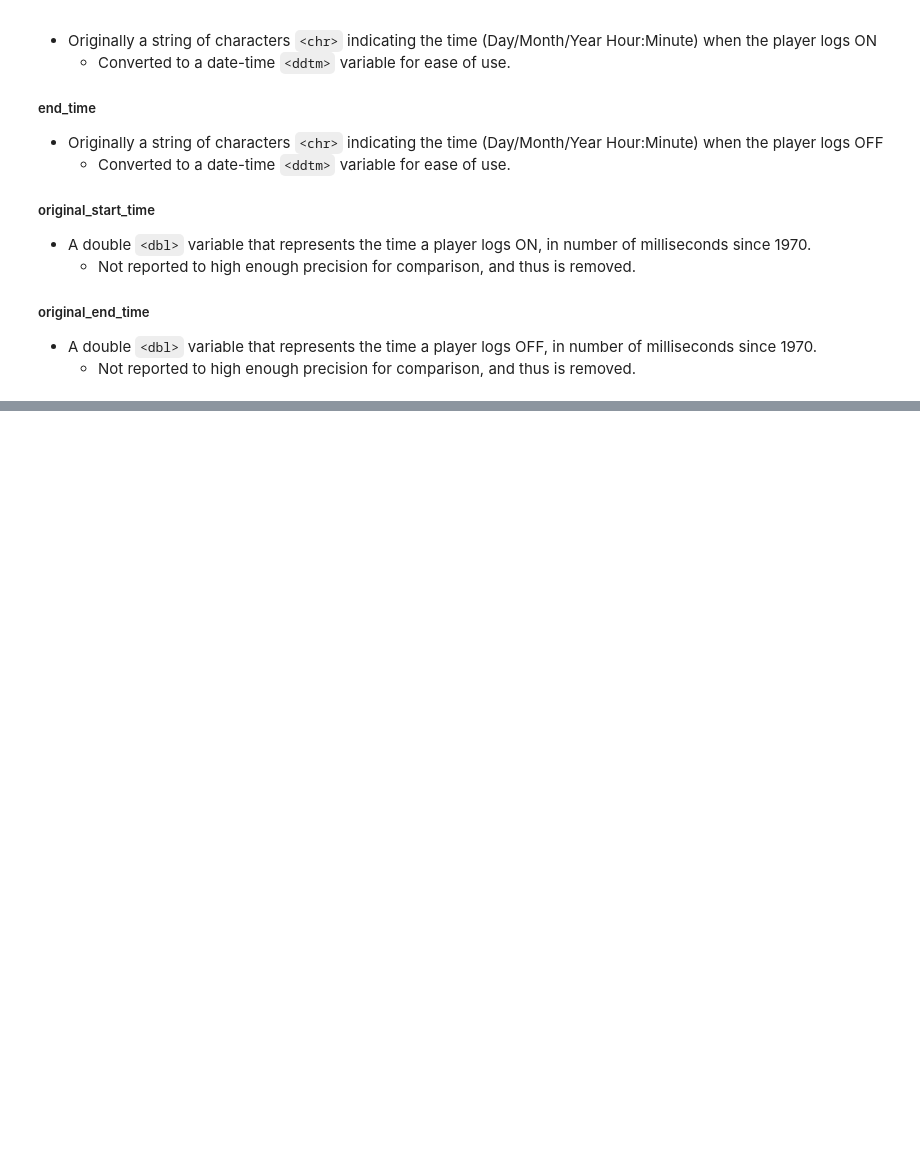
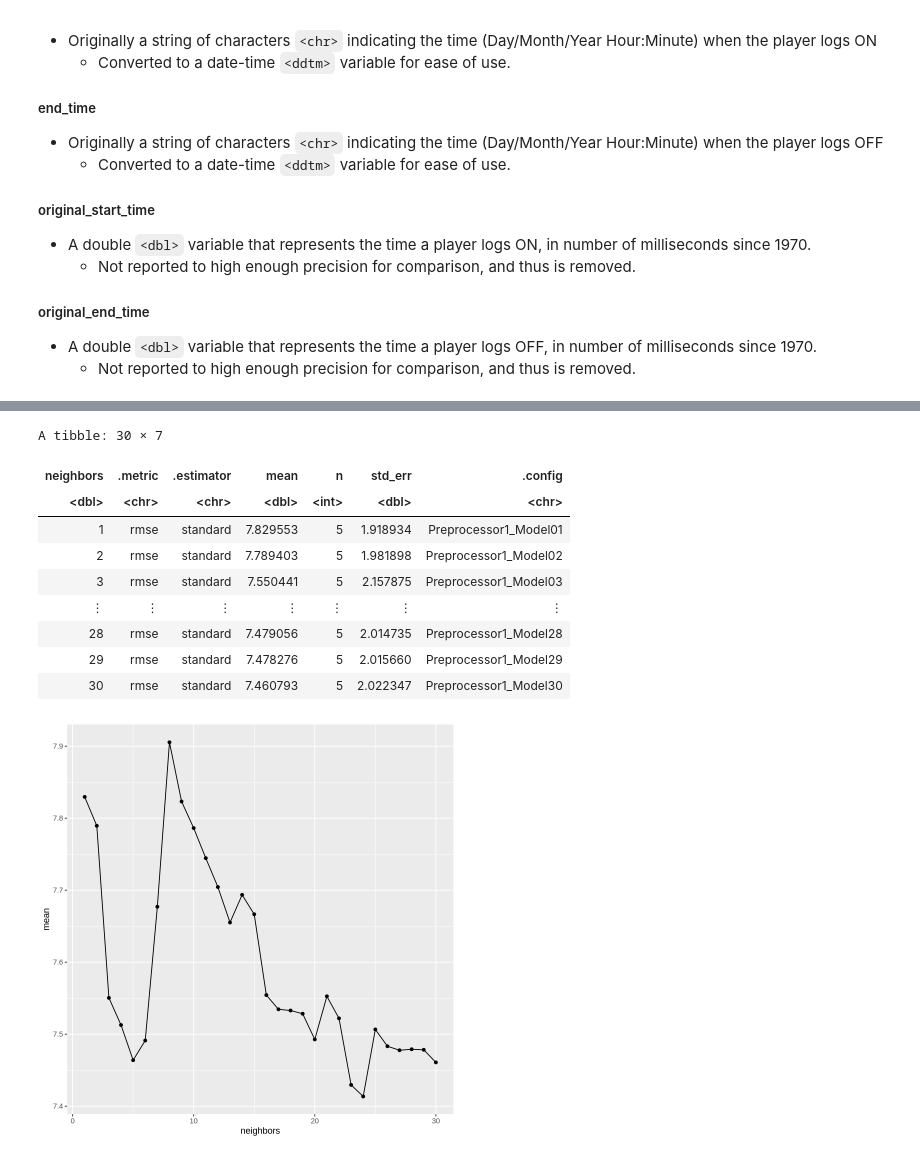
Before and after one commit to Seanrsl19/dsci-100-s006-g35, a Jupyter notebook: project_final.ipynb, the cells around one changed output, grey strips where cells are left out. Saved outputs shown, nothing was run; the diff lists cells and outputs as text; code cells hidden in the pictures; blank space fills up the shorter version.

```diff
--- a/project_final.ipynb
+++ b/project_final.ipynb
@@ -62,0 +173,23 @@ A catalogue of all 1535 instances where a player logs into the server with the f
+# %%
+# use knn regression as a linear relationship is not present within the data
+
+players_split <- initial_split(tidy_players, prop = 0.75, strata = played_hours)
+players_train <- training(players_split)
+players_test <- testing(players_split)
+
+knn_recipe <- recipe(played_hours ~ Age, data = tidy_players) |>
+    step_impute_mean(all_numeric_predictors()) |>
+    step_scale(all_predictors()) |>
+    step_center(all_predictors())
+
+knn_spec <- nearest_neighbor(weight_func = "rectangular", neighbors = tune()) |>
+    set_engine("kknn") |>
+    set_mode("regression")
+
+players_vfold <- vfold_cv(players_train, v = 5, strata = played_hours)
+
+players_wf <- workflow() |>
+    add_recipe(knn_recipe) |>
+    add_model(knn_spec)
+
+players_wf
@@ -62,0 +216,28 @@ A catalogue of all 1535 instances where a player logs into the server with the f
+# %%
+gridvals <- tibble(neighbors = seq(from = 1, to = 30, by = 1))
+
+players_results <- players_wf |>
+    tune_grid(resamples = players_vfold, grid = gridvals) |>
+    collect_metrics() |>
+    filter(.metric == "rmse")
+
+players_results
+
+rmse_plot <- players_results |>
+    ggplot(aes(x = neighbors, y = mean)) +
+    geom_line() +
+    geom_point()
+
+rmse_plot
+# %% [output]
+A tibble: 30 × 7
+| neighbors | .metric | .estimator | mean | n | std_err | .config |
+| <dbl> | <chr> | <chr> | <dbl> | <int> | <dbl> | <chr> |
+| 1 | rmse | standard | 7.829553 | 5 | 1.918934 | Preprocessor1_Model01 |
+| 2 | rmse | standard | 7.789403 | 5 | 1.981898 | Preprocessor1_Model02 |
+| 3 | rmse | standard | 7.550441 | 5 | 2.157875 | Preprocessor1_Model03 |
+| ⋮ | ⋮ | ⋮ | ⋮ | ⋮ | ⋮ | ⋮ |
+| 28 | rmse | standard | 7.479056 | 5 | 2.014735 | Preprocessor1_Model28 |
+| 29 | rmse | standard | 7.478276 | 5 | 2.015660 | Preprocessor1_Model29 |
+| 30 | rmse | standard | 7.460793 | 5 | 2.022347 | Preprocessor1_Model30 |
+[figure, added]
```
Also changed, not shown: parts of 8 cells of this notebook.
